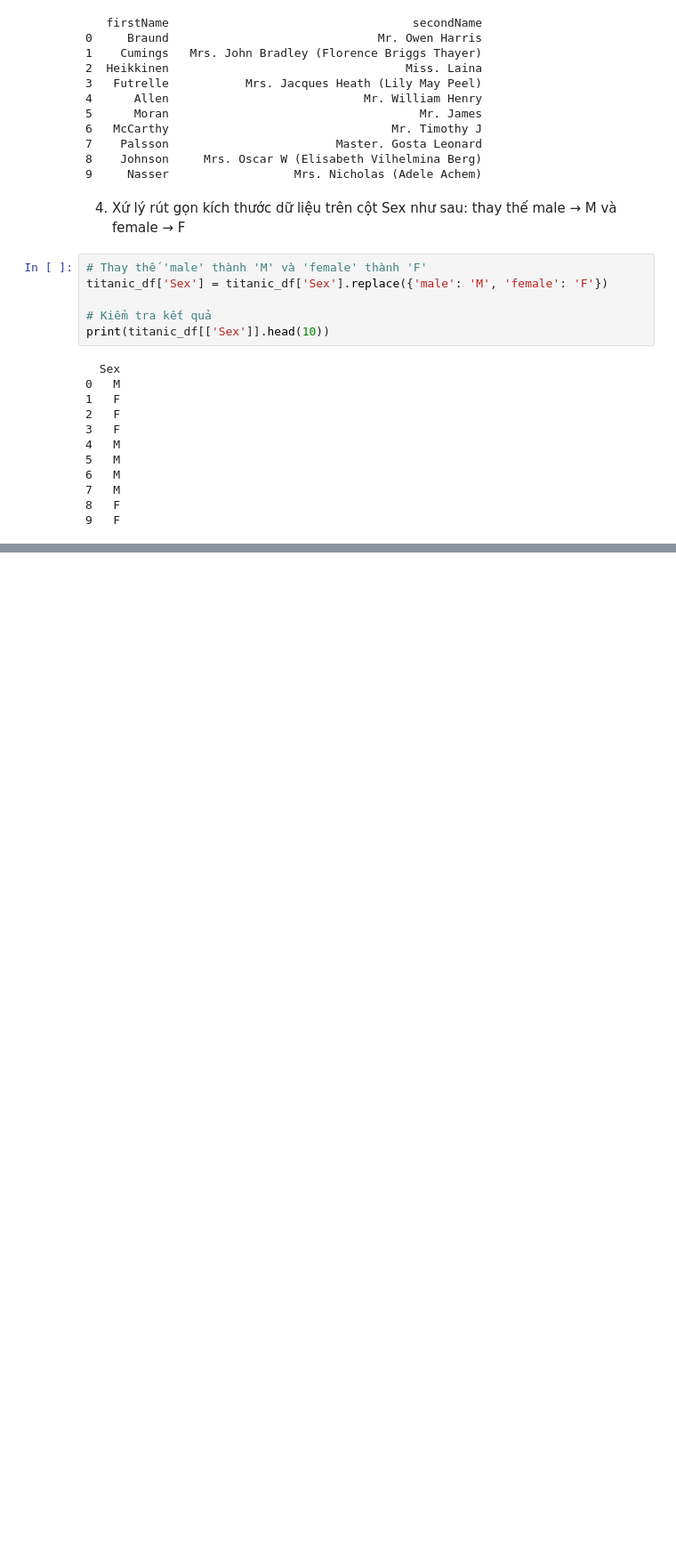
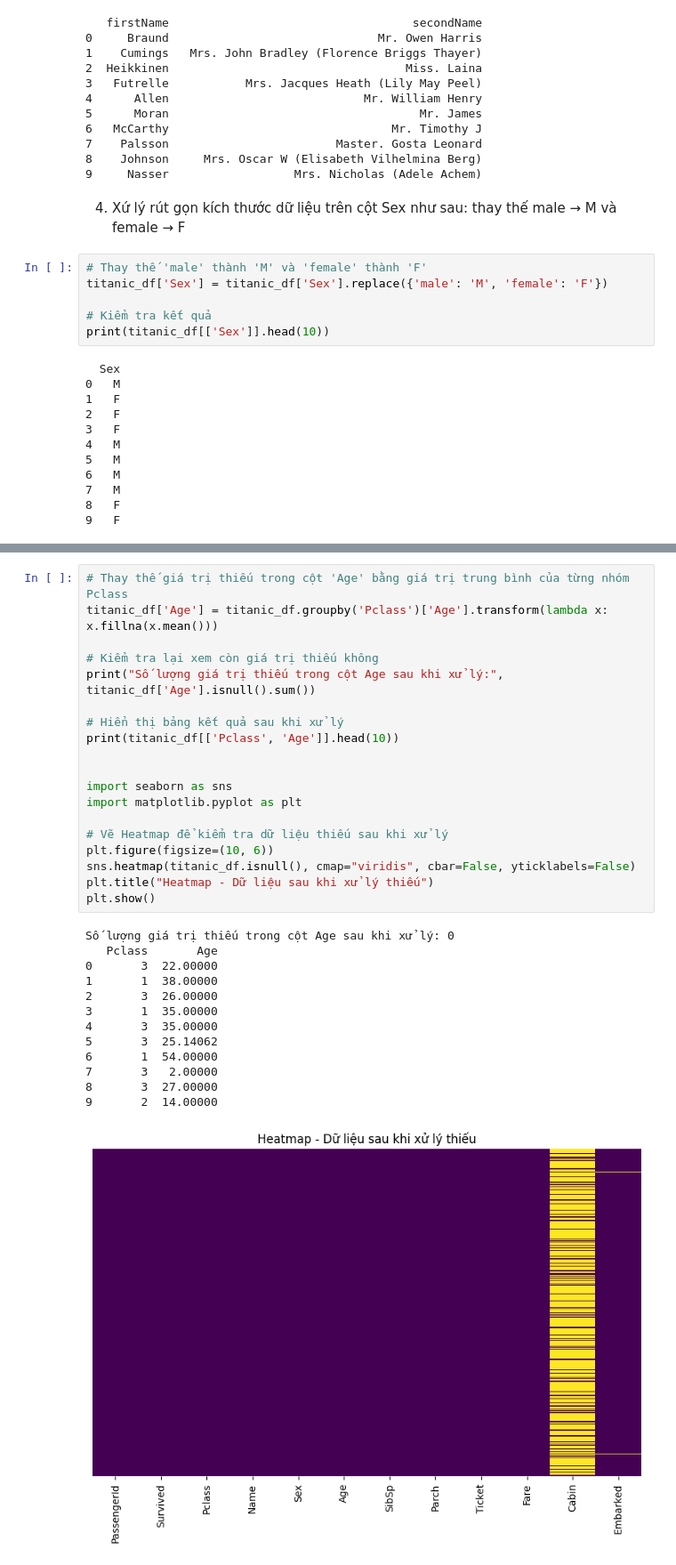
Before and after one commit to ysneef/Data-Analytics-and-Deep-Learning, a Jupyter notebook: 2174802010854-VoHuynhNhuY-Lab04/lab4.ipynb, the cells around one changed output, grey strips where cells are left out. Shown: that part at 89% size. Saved outputs shown, nothing was run; the diff lists cells and outputs as text; blank space fills up the shorter version.

```diff
--- a/2174802010854-VoHuynhNhuY-Lab04/lab4.ipynb
+++ b/2174802010854-VoHuynhNhuY-Lab04/lab4.ipynb
@@ -120,0 +153,33 @@ print(titanic_df[['Sex']].head(10))
+# %%
+# Thay thế giá trị thiếu trong cột 'Age' bằng giá trị trung bình của từng nhóm Pclass
+titanic_df['Age'] = titanic_df.groupby('Pclass')['Age'].transform(lambda x: x.fillna(x.mean()))
+
+# Kiểm tra lại xem còn giá trị thiếu không
+print("Số lượng giá trị thiếu trong cột Age sau khi xử lý:", titanic_df['Age'].isnull().sum())
+
+# Hiển thị bảng kết quả sau khi xử lý
+print(titanic_df[['Pclass', 'Age']].head(10))
+
+
+import seaborn as sns
+import matplotlib.pyplot as plt
+
+# Vẽ Heatmap để kiểm tra dữ liệu thiếu sau khi xử lý
+plt.figure(figsize=(10, 6))
+sns.heatmap(titanic_df.isnull(), cmap="viridis", cbar=False, yticklabels=False)
+plt.title("Heatmap - Dữ liệu sau khi xử lý thiếu")
+plt.show()
+# %% [output]
+Số lượng giá trị thiếu trong cột Age sau khi xử lý: 0
+   Pclass       Age
+0       3  22.00000
+1       1  38.00000
+2       3  26.00000
+3       1  35.00000
+4       3  35.00000
+5       3  25.14062
+6       1  54.00000
+7       3   2.00000
+8       3  27.00000
+9       2  14.00000
+[figure, added]
```
Also changed, not shown: parts of 14 cells of this notebook.
